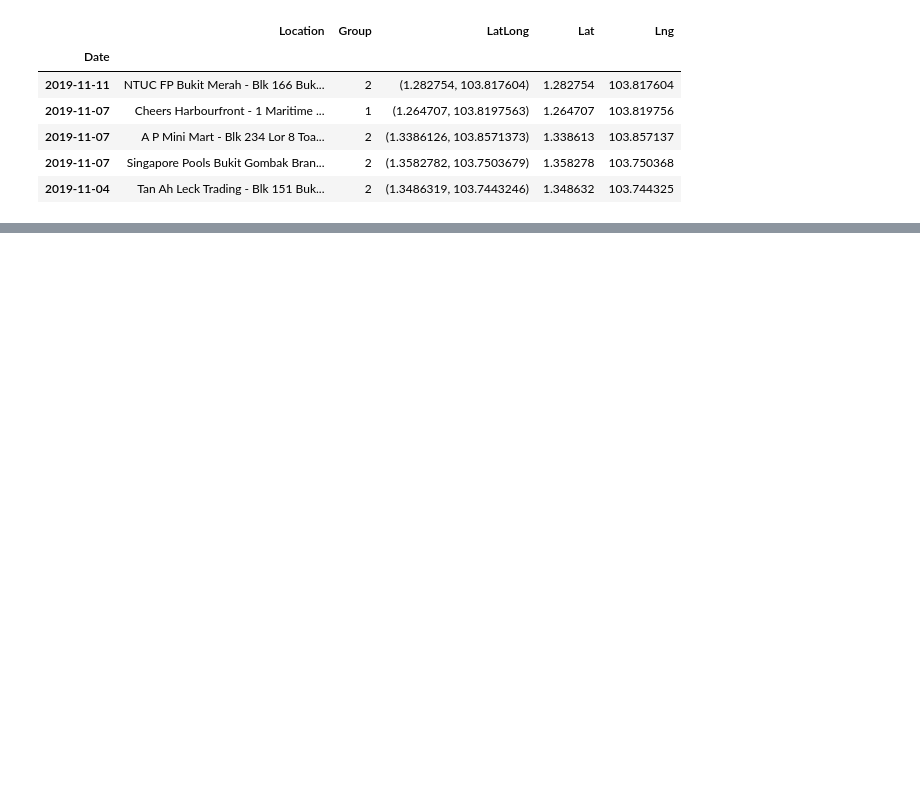
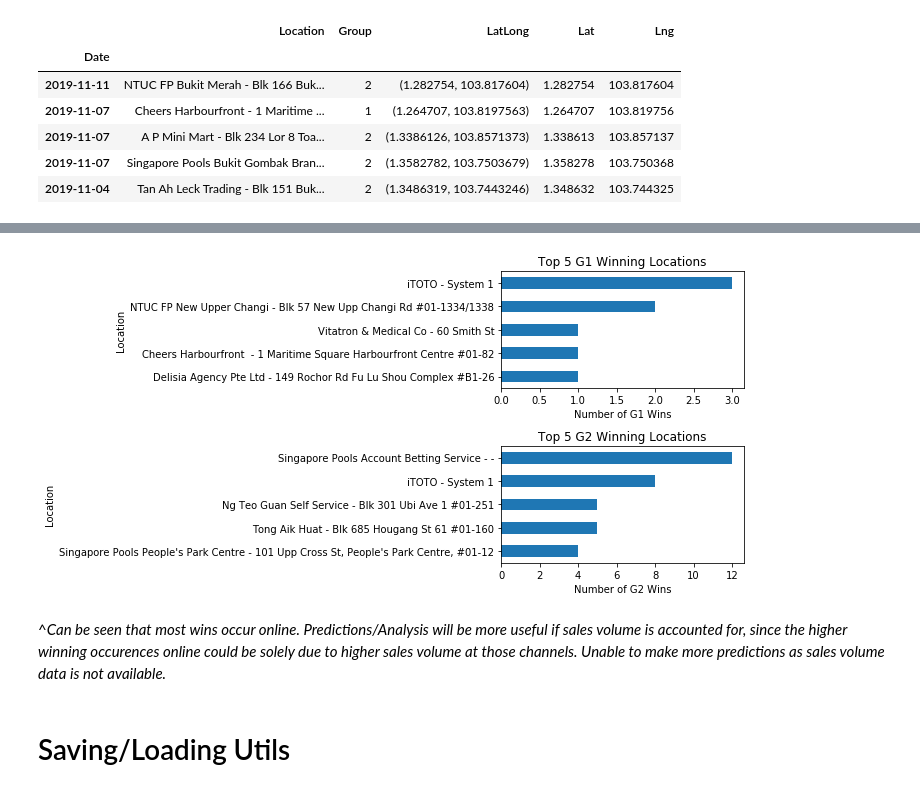
Before and after one commit to yongyct/singapore-pools-analysis, a Jupyter notebook: singapore_pools_analysis.ipynb, the cells around one changed output, grey strips where cells are left out. Cells and saved outputs as stored; diff of their text form; code cells hidden in the pictures; blank space fills up the shorter version.

```diff
--- a/singapore_pools_analysis.ipynb
+++ b/singapore_pools_analysis.ipynb
@@ -554,0 +635,36 @@ Wall time: 4.59 s
+# %%
+plt.subplot(2, 1, 1)
+toto_win_loc_df[(toto_win_loc_df['Group'] == 1)]\
+    .groupby(['Location'])\
+    .count()\
+    .rename(columns={'Group':'Count'})\
+    .iloc[:, 0]\
+    .sort_values()\
+    .tail(5)\
+    .plot(
+        kind='barh',
+        figsize=(10, 5),
+        title='Top 5 G1 Winning Locations'
+    ).set_xlabel('Number of G1 Wins');
+
+plt.subplot(2, 1, 2)
+toto_win_loc_df[(toto_win_loc_df['Group'] == 2)]\
+    .groupby(['Location'])\
+    .count()\
+    .rename(columns={'Group':'Count'})\
+    .iloc[:, 0]\
+    .sort_values()\
+    .tail(5)\
+    .plot(
+        kind='barh',
+        figsize=(10, 5),
+        title='Top 5 G2 Winning Locations'
+    ).set_xlabel('Number of G2 Wins')
+
+plt.tight_layout();
+# %% [output]
+[figure, added]
+# %% [markdown]
+^*Can be seen that most wins occur online. Predictions/Analysis will be more useful if sales volume is accounted for, since the higher winning occurences online could be solely due to higher sales volume at those channels. Unable to make more predictions as sales volume data is not available.*
+# %% [markdown]
+# Saving/Loading Utils
```
Also changed, not shown: parts of 19 cells of this notebook, 1 other file.
